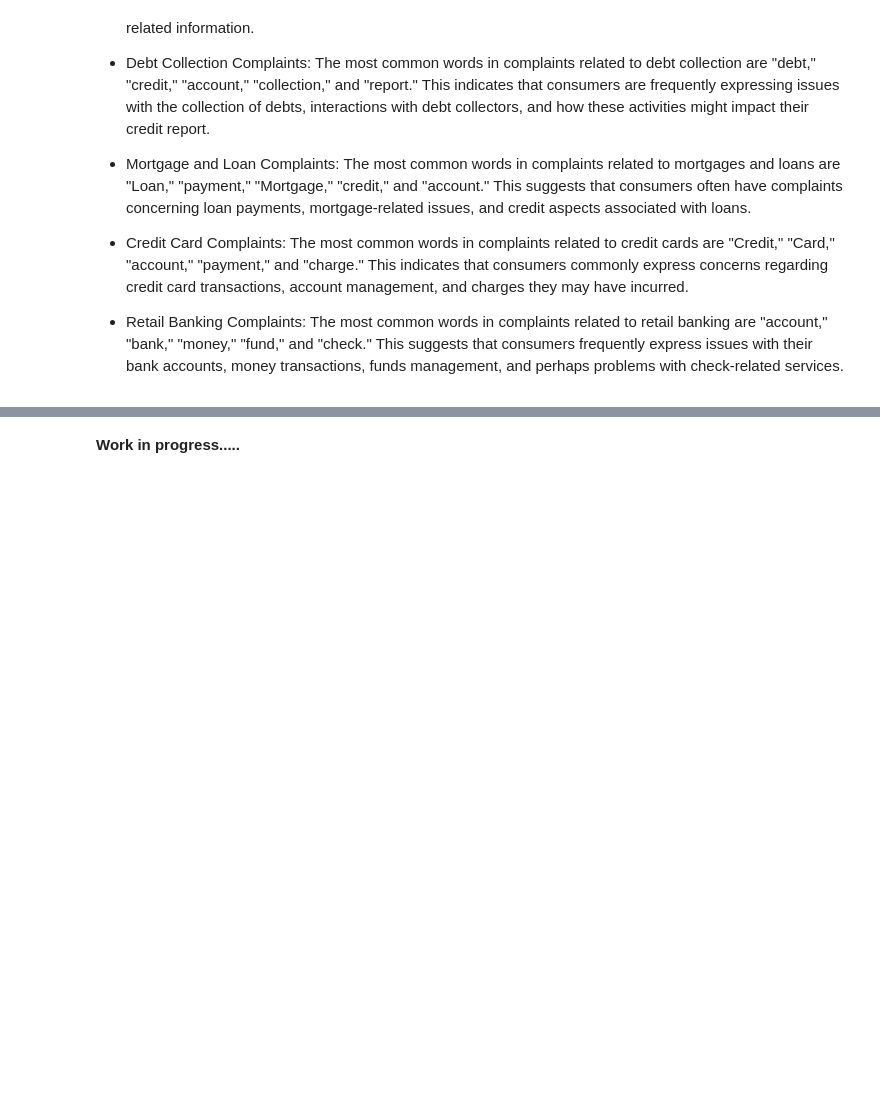
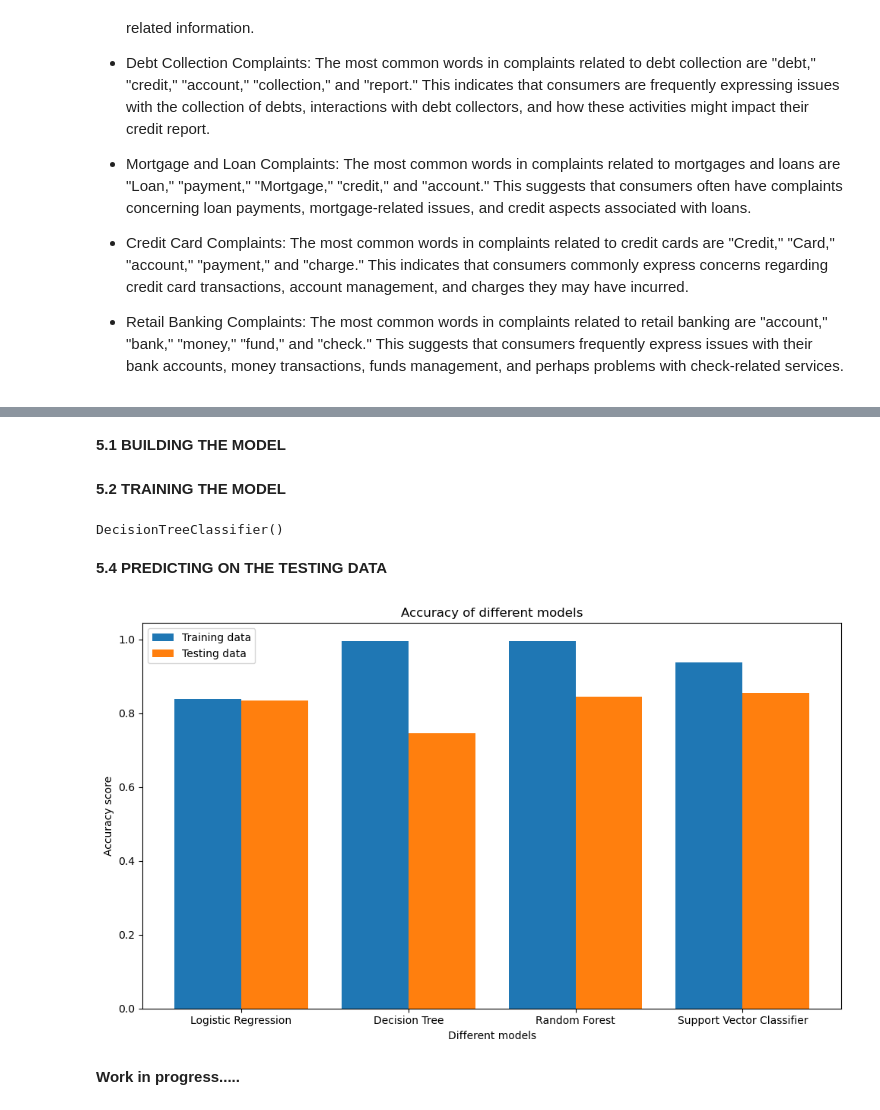
Before and after one commit to Tshifhumulo10/Consumer_Complaints_NLP, a Jupyter notebook: Consumer Complaints.ipynb, the cells around one changed output, grey strips where cells are left out. Cells and saved outputs as stored; diff of their text form; code cells hidden in the pictures; blank space fills up the shorter version.

Commit message:
modeling

```diff
--- a/Consumer Complaints.ipynb
+++ b/Consumer Complaints.ipynb
@@ -407,2 +414,72 @@ X_train, X_test, y_train, y_test=train_test_split(X, y,test_size=0.2, random_sta
+# %% [markdown]
+**5.1 BUILDING THE MODEL**
+# %%
+#Logistic Regression
+lr=LogisticRegression(C=0.1)
+#Support vector Machine
+svc=SVC(kernel='rbf')
+#Random forest Classifier
+rfc=RandomForestClassifier()
+#Decision Tree Classifier
+dtc=DecisionTreeClassifier ()
+# %% [markdown]
+**5.2 TRAINING THE MODEL**
+# %%
+#Logistic Regression
+lr.fit(X_train, y_train)
+#Support vector Machine
+svc.fit(X_train, y_train)
+#Random forest Classifier
+rfc.fit(X_train, y_train)
+#Decision Tree Classifier
+dtc.fit(X_train, y_train)
+# %% [output]
+DecisionTreeClassifier()
+# %% [markdown]
+**5.4 PREDICTING ON THE TESTING DATA**
+# %%
+#Accuracy of logistic regression
+Lr_train=accuracy_score(y_train, lr.predict(X_train))
+Lr_test=accuracy_score(y_test, lr.predict(X_test))
+#Accuracy of Decision Tree Classifier
+Dt_train=accuracy_score(y_train, dtc.predict(X_train))
+Dt_test=accuracy_score(y_test, dtc.predict(X_test))
+#Accuracy of Random Forest Classifier
+Rf_train=accuracy_score(y_train, rfc.predict(X_train))
+Rf_test=accuracy_score(y_test, rfc.predict(X_test))
+#Accuracy of Support Vector Classifier
+svc_train=accuracy_score(y_train, svc.predict(X_train))
+svc_test=accuracy_score(y_test, svc.predict(X_test))
+
+categories = ['Logistic Regression', 'Decision Tree', 'Random Forest', 'Support Vector Classifier']
+training  = [Lr_train, Dt_train, Rf_train, svc_train]  # The accuracy on the training data
+testing= [Lr_test, Dt_test, Rf_test, svc_test] #the accuracy on the testing data
+
+# Settingthe positions for the bars
+x = list(range(len(categories)))
+x1 = [pos - 0.2 for pos in x]  # Position for the first set of bars
+x2 = [pos + 0.2 for pos in x]  # Position for the second set of bars
+
+# Creatinge figure and axis
+plt.figure(figsize=(10, 6))
+ax = plt.subplot()
+
+# Plottng the bar graph
+ax.bar(x1, training, width=0.4, align='center', label='Training data')
+ax.bar(x2, testing, width=0.4, align='center',label='Testing data')
+
+# Setting labels and title
+ax.set_xticks(x)
+ax.set_xticklabels(categories)
+ax.set_xlabel('Different models')
+ax.set_ylabel('Accuracy score')
+ax.set_title('Accuracy of different models')
+ax.legend()
+
+# Show the plot
+plt.tight_layout()
+plt.show()
+# %% [output]
+[figure, added]
 # %% [markdown]
 **Work in progress.....**
```
Also changed, not shown: parts of 34 cells of this notebook.
